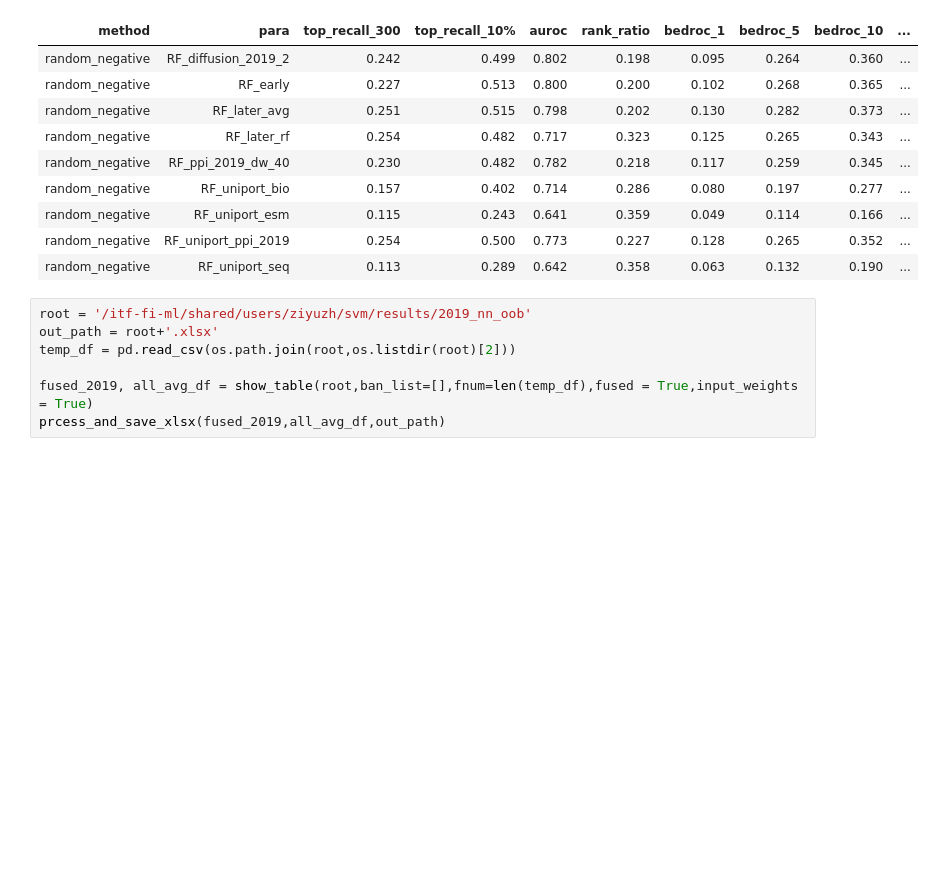
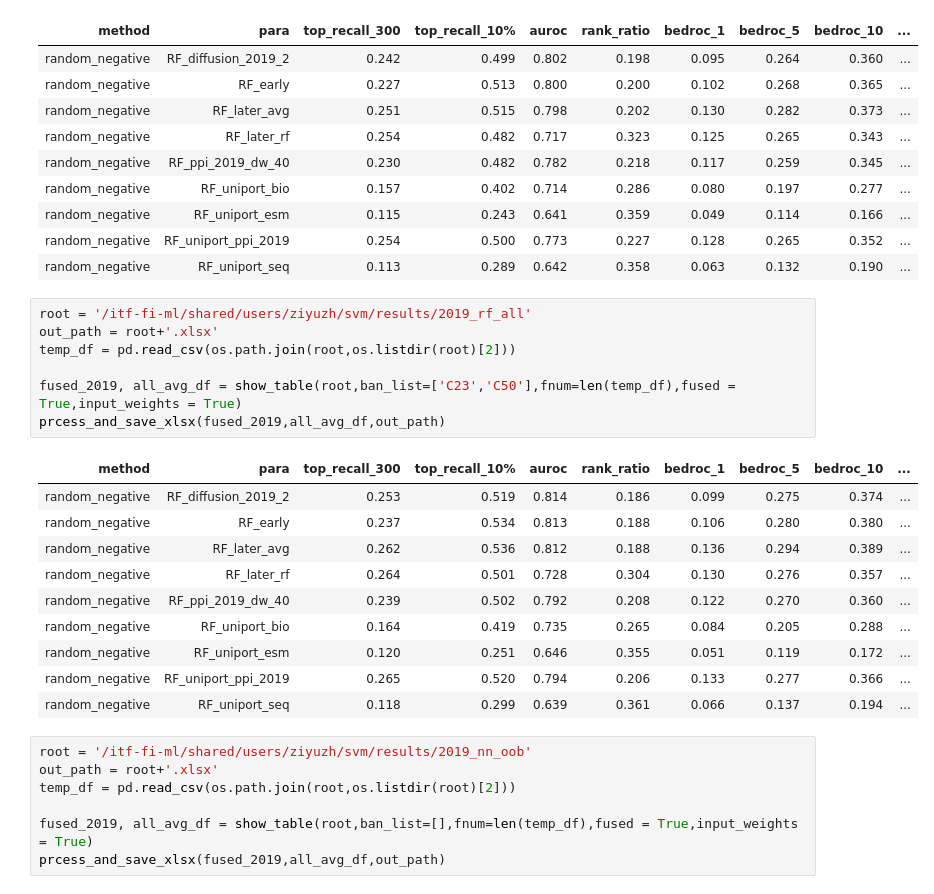
Before and after one commit to ZiyuZhang1/svm, a Jupyter notebook: src/results_analysis_all_bioweights.ipynb, the cells around one changed output. Saved outputs shown, nothing was run; the diff lists cells and outputs as text; blank space fills up the shorter version.

```diff
--- a/src/results_analysis_all_bioweights.ipynb
+++ b/src/results_analysis_all_bioweights.ipynb
@@ -622,6 +742,24 @@ prcess_and_save_xlsx(fused_2019,all_avg_df,out_path)
 | random_negative | RF_uniport_esm | 0.115 | 0.243 | 0.641 | 0.359 | 0.049 | 0.114 | 0.166 | ... |
 | random_negative | RF_uniport_ppi_2019 | 0.254 | 0.500 | 0.773 | 0.227 | 0.128 | 0.265 | 0.352 | ... |
 | random_negative | RF_uniport_seq | 0.113 | 0.289 | 0.642 | 0.358 | 0.063 | 0.132 | 0.190 | ... |
+# %%
+root = '/itf-fi-ml/shared/users/ziyuzh/svm/results/2019_rf_all'
+out_path = root+'.xlsx'
+temp_df = pd.read_csv(os.path.join(root,os.listdir(root)[2]))
+
+fused_2019, all_avg_df = show_table(root,ban_list=['C23','C50'],fnum=len(temp_df),fused = True,input_weights = True)
+prcess_and_save_xlsx(fused_2019,all_avg_df,out_path)
+# %% [output]
+| method | para | top_recall_300 | top_recall_10% | auroc | rank_ratio | bedroc_1 | bedroc_5 | bedroc_10 | ... |
+| random_negative | RF_diffusion_2019_2 | 0.253 | 0.519 | 0.814 | 0.186 | 0.099 | 0.275 | 0.374 | ... |
+| random_negative | RF_early | 0.237 | 0.534 | 0.813 | 0.188 | 0.106 | 0.280 | 0.380 | ... |
+| random_negative | RF_later_avg | 0.262 | 0.536 | 0.812 | 0.188 | 0.136 | 0.294 | 0.389 | ... |
+| random_negative | RF_later_rf | 0.264 | 0.501 | 0.728 | 0.304 | 0.130 | 0.276 | 0.357 | ... |
+| random_negative | RF_ppi_2019_dw_40 | 0.239 | 0.502 | 0.792 | 0.208 | 0.122 | 0.270 | 0.360 | ... |
+| random_negative | RF_uniport_bio | 0.164 | 0.419 | 0.735 | 0.265 | 0.084 | 0.205 | 0.288 | ... |
+| random_negative | RF_uniport_esm | 0.120 | 0.251 | 0.646 | 0.355 | 0.051 | 0.119 | 0.172 | ... |
+| random_negative | RF_uniport_ppi_2019 | 0.265 | 0.520 | 0.794 | 0.206 | 0.133 | 0.277 | 0.366 | ... |
+| random_negative | RF_uniport_seq | 0.118 | 0.299 | 0.639 | 0.361 | 0.066 | 0.137 | 0.194 | ... |
 # %%
 root = '/itf-fi-ml/shared/users/ziyuzh/svm/results/2019_nn_oob'
 out_path = root+'.xlsx'
```
Also changed, not shown: parts of 16 cells of this notebook, 50 other files.
